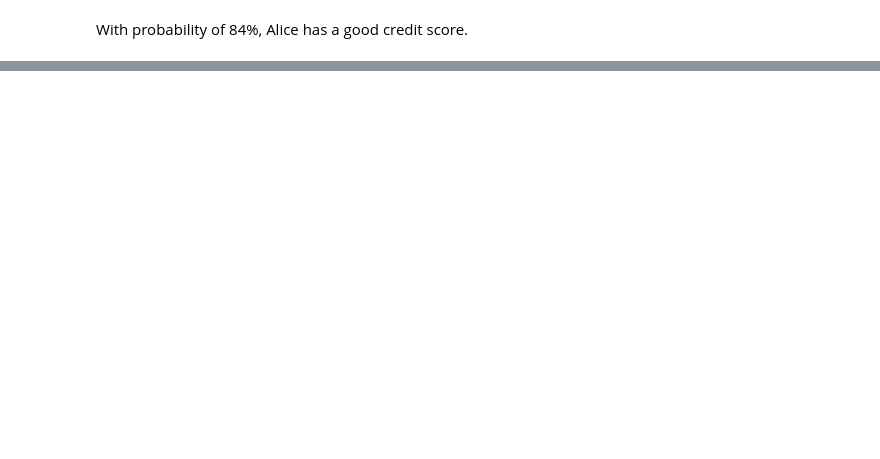
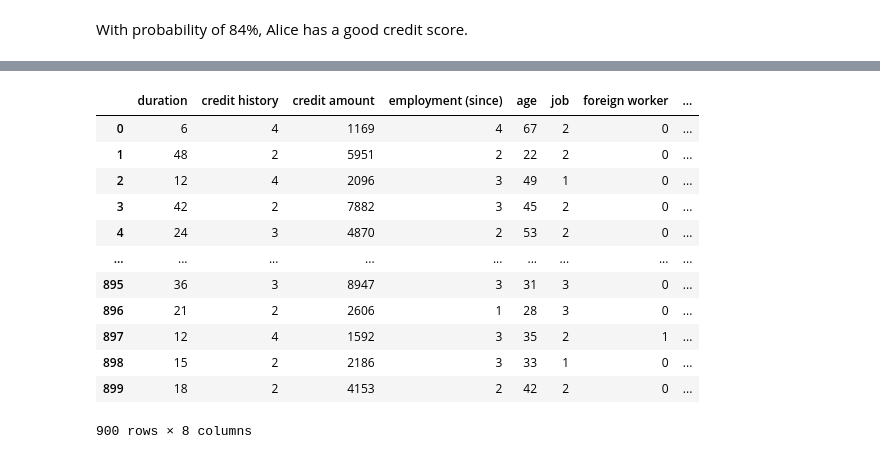
Before and after one commit to juptrk/ExplainableAndFairMLMethods, a Jupyter notebook: playground.ipynb, the cells around one changed output, grey strips where cells are left out. Saved outputs shown, nothing was run; the diff lists cells and outputs as text; code cells hidden in the pictures; blank space fills up the shorter version.

```diff
--- a/playground.ipynb
+++ b/playground.ipynb
@@ -390,0 +559,5 @@ With probability of 84%, Alice has a good credit score.
+# %%
+df_short = df.copy()
+score_short = score.copy()
+df_short.drop([elem for elem in attributes if not elem in attributes_short], inplace=True, axis=1)
+df_short.head(10)
@@ -390,0 +603,15 @@ With probability of 84%, Alice has a good credit score.
+# %%
+# male = 0, female = 1
+status_map = {'A91': 0, 'A93': 0, 'A94': 0, 'A92': 1, 'A95': 1}
+history_map = {'A30': 0, 'A31': 1, 'A32': 2, 'A33': 3, 'A34': 4}
+employment_map = {'A71': 0, 'A72': 1, 'A73': 2, 'A74': 3, 'A75': 4}
+job_map = {'A171': 0, 'A172': 1, 'A173': 2, 'A174': 3}
+foreign_map = {'A201': 0, 'A202': 1}
+
+df_short['sex'] = df_short['status and sex'].replace(status_map).astype(int)
+df_short['credit history'] = df_short['credit history'].replace(history_map).astype(int)
+df_short['employment (since)'] = df_short['employment (since)'].replace(employment_map).astype(int)
+df_short['job'] = df_short['job'].replace(job_map).astype(int)
+df_short['foreign worker'] = df_short['foreign worker'].replace(foreign_map).astype(int)
+df_short.drop("status and sex", inplace=True, axis=1)
+df_short.head(10)
@@ -390,0 +644,6 @@ With probability of 84%, Alice has a good credit score.
+# %%
+alice_df = df_short.loc[len(df_short.index) - 1, :]
+alice_df_fair = alice_df.copy()
+alice_score = score_short[len(df_short.index) - 1]
+df_short.drop(len(df_short.index) - 1, inplace=True)
+score_short = np.delete(score_short, len(df_short.index) - 1, 0)
@@ -390,0 +678,9 @@ With probability of 84%, Alice has a good credit score.
+# %%
+k = 10
+train_size = int((len(df_short)*(k-1))/k)
+print(train_size)
+
+train_df_fair, test_df_fair = df_short[:train_size], df_short[train_size:]
+train_df_short, test_df_short = df_short[:train_size], df_short[train_size:]
+train_score, test_score = score_short[:train_size], score_short[train_size:]
+test_score.shape
@@ -390,0 +941,16 @@ With probability of 84%, Alice has a good credit score.
+# %%
+train_df_fair
+# %% [output]
+|  | duration | credit history | credit amount | employment (since) | age | job | foreign worker | ... |
+| 0 | 6 | 4 | 1169 | 4 | 67 | 2 | 0 | ... |
+| 1 | 48 | 2 | 5951 | 2 | 22 | 2 | 0 | ... |
+| 2 | 12 | 4 | 2096 | 3 | 49 | 1 | 0 | ... |
+| 3 | 42 | 2 | 7882 | 3 | 45 | 2 | 0 | ... |
+| 4 | 24 | 3 | 4870 | 2 | 53 | 2 | 0 | ... |
+| ... | ... | ... | ... | ... | ... | ... | ... | ... |
+| 895 | 36 | 3 | 8947 | 3 | 31 | 3 | 0 | ... |
+| 896 | 21 | 2 | 2606 | 1 | 28 | 3 | 0 | ... |
+| 897 | 12 | 4 | 1592 | 3 | 35 | 2 | 1 | ... |
+| 898 | 15 | 2 | 2186 | 3 | 33 | 1 | 0 | ... |
+| 899 | 18 | 2 | 4153 | 2 | 42 | 2 | 0 | ... |
+900 rows × 8 columns
```
Also changed, not shown: parts of 83 cells of this notebook, 2 other files.
